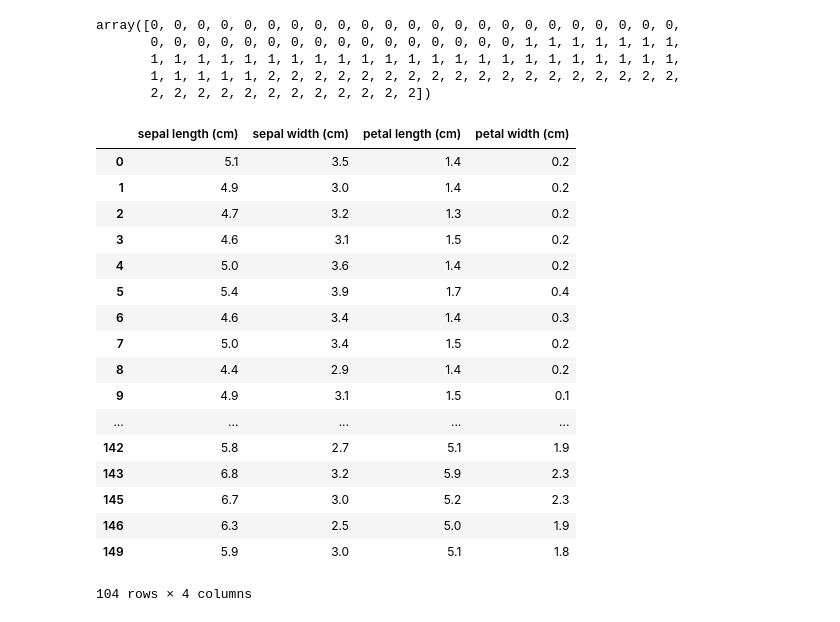
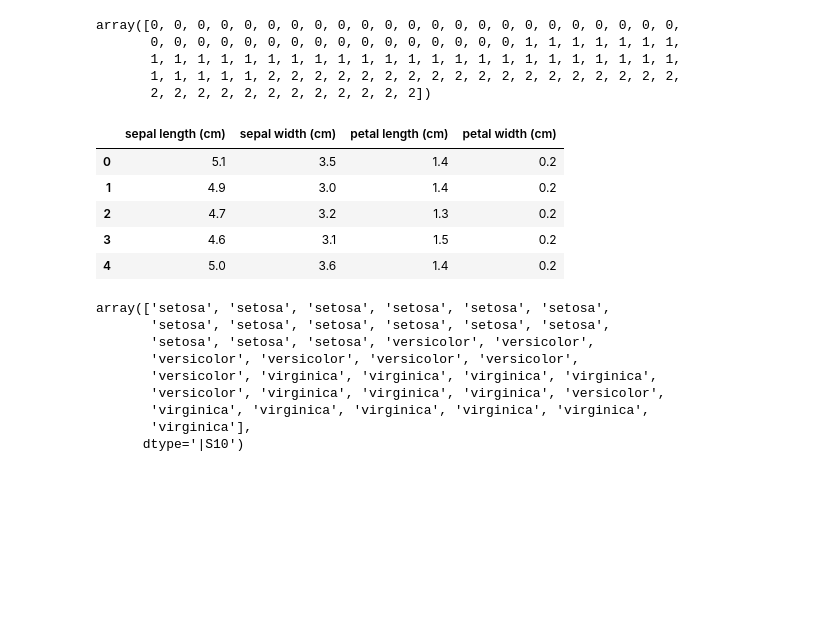
Before and after one commit to ifrebault/PiracyAttackPrediction, a Jupyter notebook: Machine_learning/RandomForstExample.ipynb, the cells around one changed output. Cells and saved outputs as stored; diff of their text form; code cells hidden in the pictures; blank space fills up the shorter version.

```diff
--- a/Machine_learning/RandomForstExample.ipynb
+++ b/Machine_learning/RandomForstExample.ipynb
@@ -40,23 +40,23 @@ array([0, 0, 0, 0, 0, 0, 0, 0, 0, 0, 0, 0, 0, 0, 0, 0, 0, 0, 0, 0, 0, 0, 0,
        1, 1, 1, 1, 1, 2, 2, 2, 2, 2, 2, 2, 2, 2, 2, 2, 2, 2, 2, 2, 2, 2, 2,
        2, 2, 2, 2, 2, 2, 2, 2, 2, 2, 2, 2])
 # %%
-train[features]
+train[features].head()
 # %% [output]
 |  | sepal length (cm) | sepal width (cm) | petal length (cm) | petal width (cm) |
 | 0 | 5.1 | 3.5 | 1.4 | 0.2 |
 | 1 | 4.9 | 3.0 | 1.4 | 0.2 |
 | 2 | 4.7 | 3.2 | 1.3 | 0.2 |
 | 3 | 4.6 | 3.1 | 1.5 | 0.2 |
 | 4 | 5.0 | 3.6 | 1.4 | 0.2 |
-| 5 | 5.4 | 3.9 | 1.7 | 0.4 |
-| 6 | 4.6 | 3.4 | 1.4 | 0.3 |
-| 7 | 5.0 | 3.4 | 1.5 | 0.2 |
-| 8 | 4.4 | 2.9 | 1.4 | 0.2 |
-| 9 | 4.9 | 3.1 | 1.5 | 0.1 |
-| ... | ... | ... | ... | ... |
-| 142 | 5.8 | 2.7 | 5.1 | 1.9 |
-| 143 | 6.8 | 3.2 | 5.9 | 2.3 |
-| 145 | 6.7 | 3.0 | 5.2 | 2.3 |
-| 146 | 6.3 | 2.5 | 5.0 | 1.9 |
-| 149 | 5.9 | 3.0 | 5.1 | 1.8 |
-104 rows × 4 columns
+# %%
+preds
+# %% [output]
+array(['setosa', 'setosa', 'setosa', 'setosa', 'setosa', 'setosa',
+       'setosa', 'setosa', 'setosa', 'setosa', 'setosa', 'setosa',
+       'setosa', 'setosa', 'setosa', 'versicolor', 'versicolor',
+       'versicolor', 'versicolor', 'versicolor', 'versicolor',
+       'versicolor', 'virginica', 'virginica', 'virginica', 'virginica',
+       'versicolor', 'virginica', 'virginica', 'virginica', 'versicolor',
+       'virginica', 'virginica', 'virginica', 'virginica', 'virginica',
+       'virginica'],
+      dtype='|S10')
```
Also changed, not shown: parts of 1 cell of this notebook, 6 other files.
